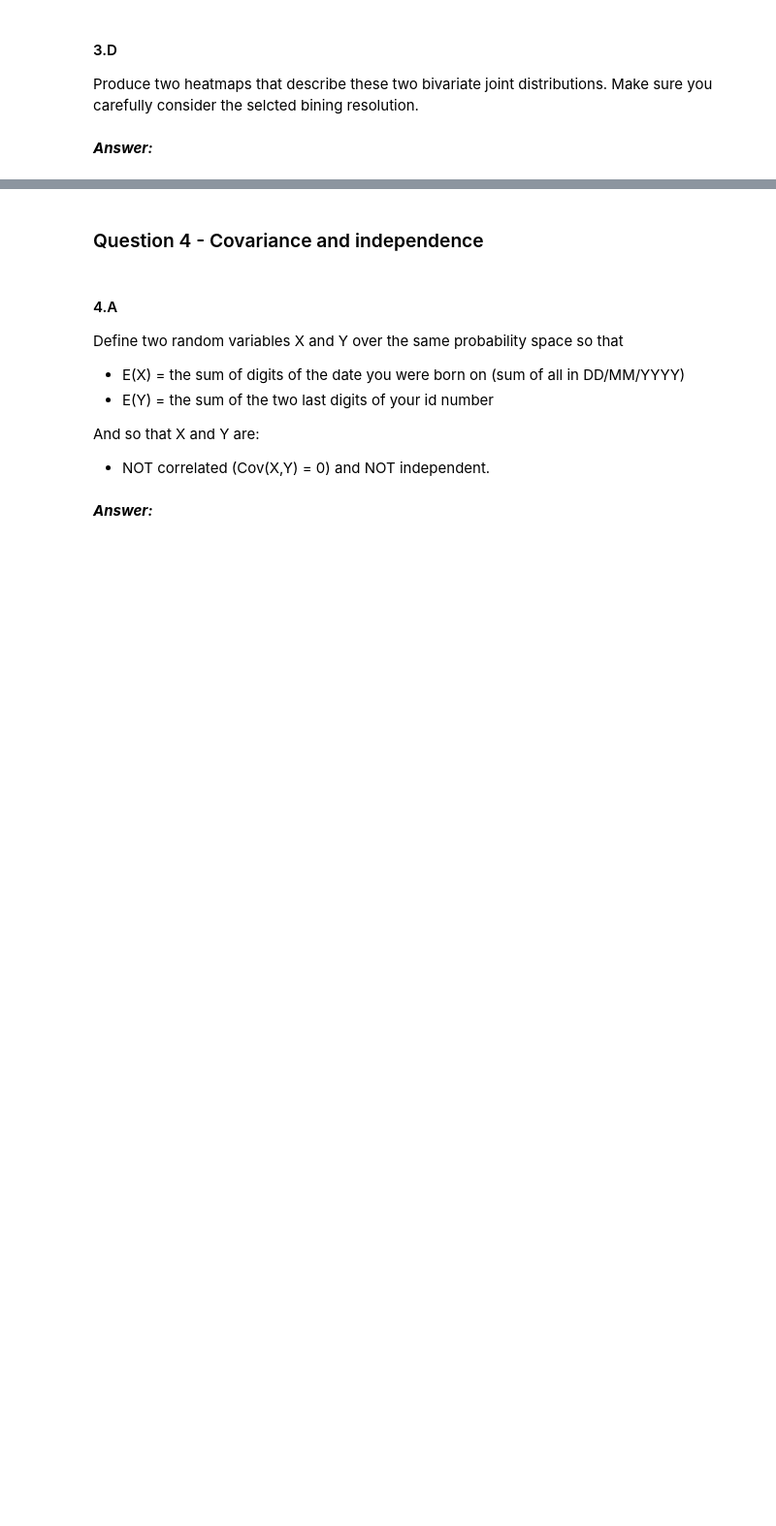
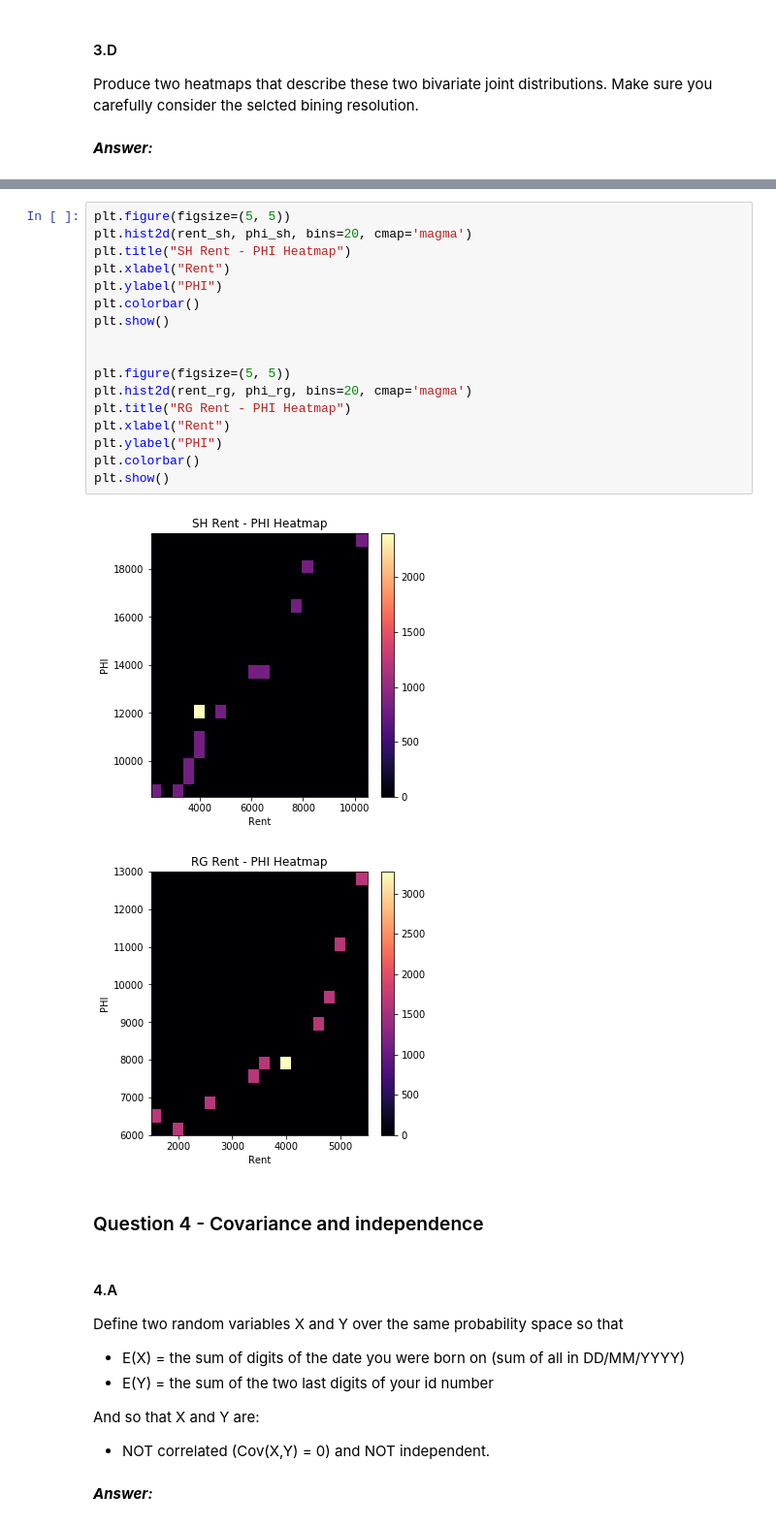
Before and after one commit to mayakerem/StatisticsDataAnalysis, a Jupyter notebook: HW1.ipynb, the cells around one changed output, grey strips where cells are left out. Shown at 97% size. Cells and saved outputs as stored; diff of their text form; blank space fills up the shorter version.

```diff
--- a/HW1.ipynb
+++ b/HW1.ipynb
@@ -459,3 +426,23 @@ print('dsf')
+# %%
+plt.figure(figsize=(5, 5))
+plt.hist2d(rent_sh, phi_sh, bins=20, cmap='magma')
+plt.title("SH Rent - PHI Heatmap")
+plt.xlabel("Rent")
+plt.ylabel("PHI")
+plt.colorbar()
+plt.show()
+
+
+plt.figure(figsize=(5, 5))
+plt.hist2d(rent_rg, phi_rg, bins=20, cmap='magma')
+plt.title("RG Rent - PHI Heatmap")
+plt.xlabel("Rent")
+plt.ylabel("PHI")
+plt.colorbar()
+plt.show()
+# %% [output]
+[figure, added]
+[figure, added]
 # %% [markdown]
 ### Question 4 - Covariance and independence
 # %% [markdown]
```
Also changed, not shown: parts of 9 cells of this notebook.
